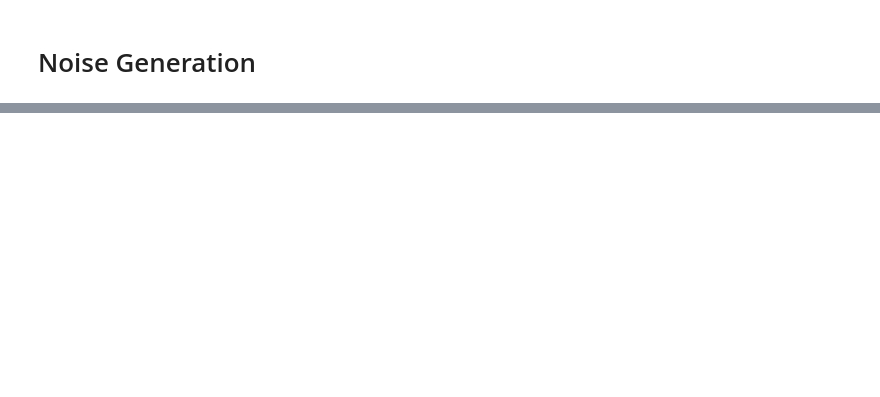
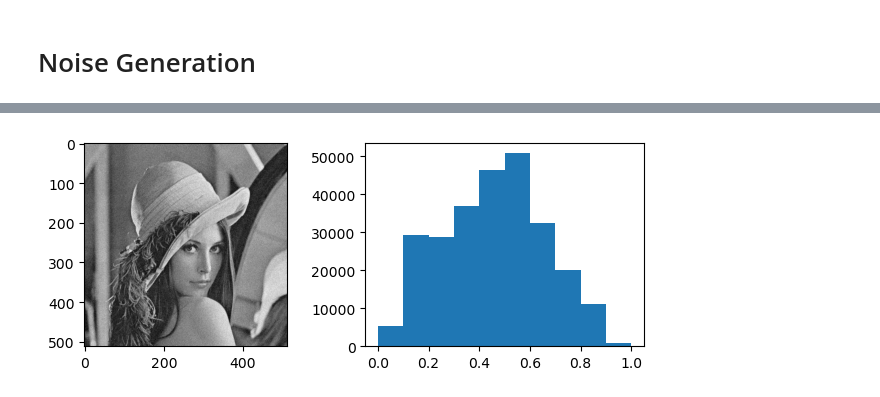
Before and after one commit to sarahmacintosh/syde575-lab, a Jupyter notebook: lab2.ipynb, the cells around one changed output, grey strips where cells are left out. Saved outputs shown, nothing was run; the diff lists cells and outputs as text; code cells hidden in the pictures; blank space fills up the shorter version.

Commit message:
part 4

```diff
--- a/lab2.ipynb
+++ b/lab2.ipynb
@@ -105,0 +109,81 @@ NameError: name 'image' is not defined
+# %%
+#Part 4
+
+#contaminate the Lena image with zero-mean Gaussian noise with a variance of 0.002. Plot the noisy image and the corresponding histogram and PSNR between the noisy image and the original noise-free
+#image
+
+#zero mean gaussian noise var=0.002
+noisy_lena = skimage.util.random_noise(lena, mode='gaussian', clip=True, var=0.002)
+
+#plot image, histogram, PSNR
+print("noisy_lena")
+plot_im_hist(noisy_lena)
+PSNR(lena, noisy_lena)
+
+#3x3 averaging filter kernel
+np.ones((3,3))/(3.0*3.0)
+#plot filter
+plt.imshow(np.ones((3,3))/(3.0*3.0), cmap='gray', vmin=0, vmax=1)
+#apply averaging filter to noisy image
+avg_lena = ndimage.convolve(noisy_lena, np.ones((3,3))/(3.0*3.0))
+#plot denoised image and histogram
+print("avg_lena")
+plot_im_hist(avg_lena)
+#compute PSNR
+PSNR(lena, avg_lena)
+
+#7x7 averaging filter kernel
+np.ones((7,7))/(7.0*7.0)
+#apply averaging filter to noisy image
+avg_lena = ndimage.convolve(noisy_lena, np.ones((7,7))/(7.0*7.0))
+#plot denoised image and histogram
+print("avg_lena")
+plot_im_hist(avg_lena)
+#compute PSNR
+PSNR(lena, avg_lena)
+
+#7x7 gaussian filter kernel with SD 1
+gaussian_filter(7,7,1)
+#plot the filter
+plt.imshow(gaussian_filter(7,7,1), cmap='gray', vmin=0, vmax=1)
+#apply gaussian filter to noisy image
+gauss_lena = ndimage.convolve(noisy_lena, gaussian_filter(7,7,1))
+#plot denoised image and histogram
+print("gauss_lena")
+plot_im_hist(gauss_lena)
+#compute PSNR
+PSNR(lena, gauss_lena)
+
+#create a new noisy image by adding salt and pepper noise (density 0.05) to the image
+new_noisy_lena = skimage.util.random_noise(lena, mode='s&p', amount=0.05)
+#Apply the 7×7 averaging filter and the Gaussian filter to the noisy image separately
+avg_lena_2 = ndimage.convolve(new_noisy_lena, np.ones((7,7))/(7.0*7.0))
+gauss_lena_2 = ndimage.convolve(new_noisy_lena, gaussian_filter(7,7,1))
+#plot the noisy image, the denoised images using each method, and the corresponding histograms
+print("new_noisy_lena")
+plot_im_hist(new_noisy_lena)
+print("avg_lena_2")
+plot_im_hist(avg_lena_2)
+print("gauss_lena_2")
+plot_im_hist(gauss_lena_2)
+#psnr
+PSNR(avg_lena_2, lena)
+PSNR(gauss_lena_2, lena)
+
+#Part 5
+#Let us now briefly study sharpening techniques based on spatial filtering as well as the effect of sharpening
+# filter parameters on image quality. Load the Cameraman image and get intensity of the image within the
+# 4 range of 0 to 1. One very useful and customizable technique for sharpening images is high-boost filter. Let
+# us study it at its various stages. First, apply the 7×7 Gaussian filter on the Cameraman image and subtract
+# the Gaussian-filtered image from the original Cameraman image. Plot both the Gaussian-filtered image and
+# the subtracted image.
+
+
+
+#Now we add the subtracted image to the original image. Plot the resulting image.
+
+
+
+#Now, instead of adding the subtracted image to the original image, multiply the subtracted image by 0.5 and
+# then add it to the original image. Plot the resulting image
+# %% [output]
@@ -105,0 +191 @@ NameError: name 'image' is not defined
+[figure, added]
```
Also changed, not shown: parts of 5 cells of this notebook.
